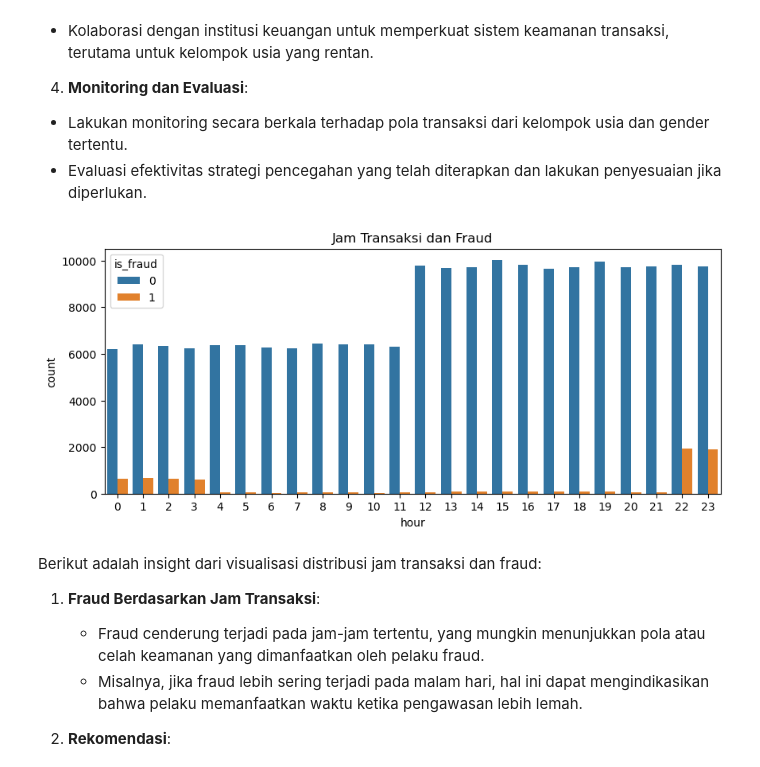
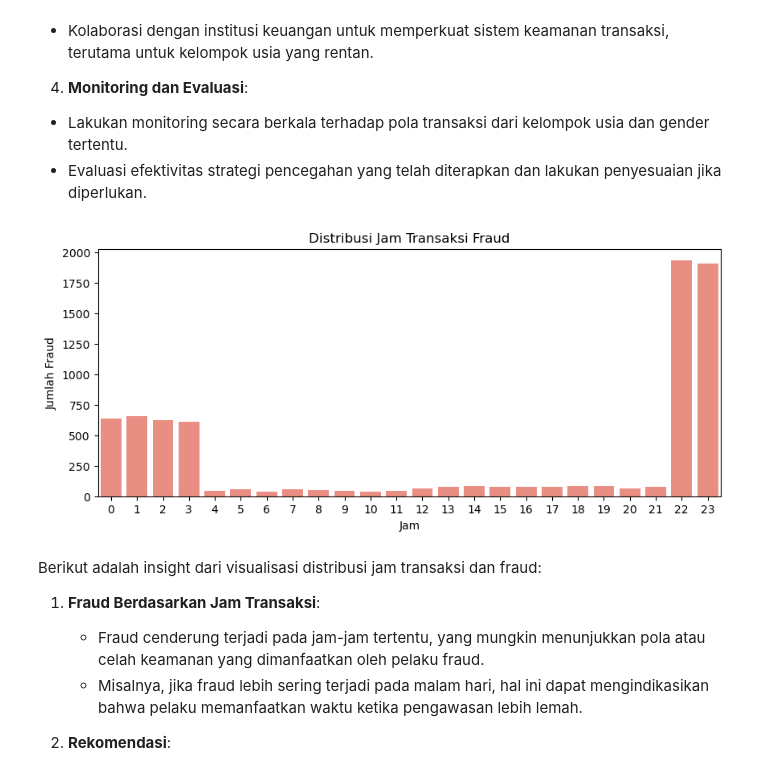
Before and after one commit to FTDS-assignment-bay/p2-final-project-ftds-025-hck-group-001, a Jupyter notebook: EDA.ipynb, the cells around one changed output. Saved outputs shown, nothing was run; the diff lists cells and outputs as text; code cells hidden in the pictures.

```diff
--- a/EDA.ipynb
+++ b/EDA.ipynb
@@ -127,3 +145,10 @@ plt.show()
+# %%
+# Convert dob to datetime
+df['dob'] = pd.to_datetime(df['dob'])
+latest_date = pd.to_datetime(df['trans_date_trans_time'].max())  # Ensure latest_date is a datetime object
+
+# Calculate age using the latest_date
+df['age'] = (latest_date - df['dob']).dt.days // 365
 # %%
 
 # Pilih kolom numerik + target
@@ -373,13 +400,18 @@ plt.show()
 # %%
 df['trans_date_trans_time'] = pd.to_datetime(df['trans_date_trans_time'])
 df['hour'] = df['trans_date_trans_time'].dt.hour
 
-plt.figure(figsize=(10,4))
-sns.countplot(x='hour', hue='is_fraud', data=df)
-plt.title('Jam Transaksi dan Fraud')
+# Filter hanya data fraud
+fraud_data = df[df['is_fraud'] == 1]
+
+plt.figure(figsize=(10, 4))
+sns.countplot(x='hour', data=fraud_data, color='salmon')
+plt.title('Distribusi Jam Transaksi Fraud')
+plt.xlabel('Jam')
+plt.ylabel('Jumlah Fraud')
 plt.show()
 # %% [output]
-[figure, old version]
+[figure, new version]
 # %% [markdown]
 Berikut adalah insight dari visualisasi distribusi jam transaksi dan fraud:
 1. **Fraud Berdasarkan Jam Transaksi**:
```
Also changed, not shown: parts of 12 cells of this notebook.
